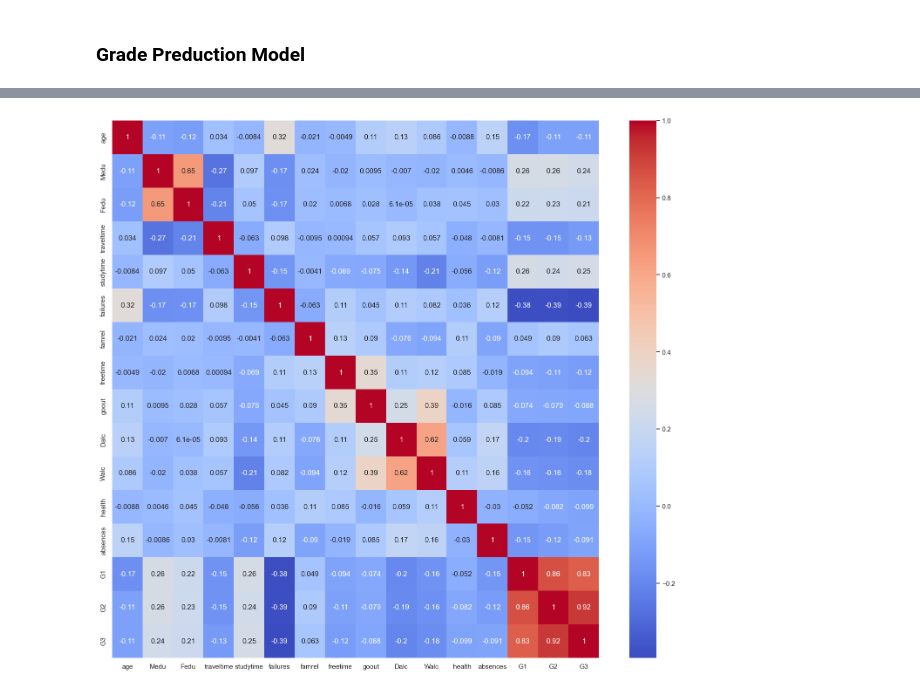
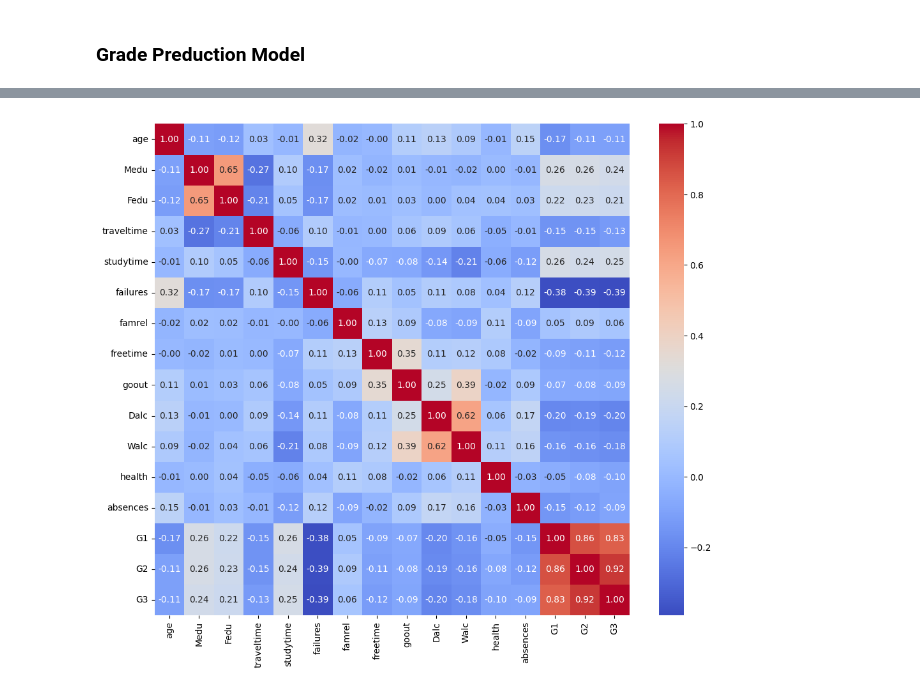
Before and after one commit to Matdrox/grade-predictor, a Jupyter notebook: predictor.ipynb, the cells around one changed output, grey strips where cells are left out. Saved outputs shown, nothing was run; the diff lists cells and outputs as text; code cells hidden in the pictures.

```diff
--- a/predictor.ipynb
+++ b/predictor.ipynb
@@ -17,11 +60,10 @@ plt.show()
 # %%
-#Create heatmap
-plt.figure(figsize=(18,16))
-import seaborn as sns
-sns.heatmap(df.corr(), annot=True, cmap='coolwarm')
+# Create heatmap
+plt.figure(figsize=(12,10))
+sns.heatmap(df.corr(), annot=True, cmap='coolwarm', fmt='.2f')
 plt.show()
 # %% [output]
-[figure, old version]
+[figure, new version]
 # %%
 df.isnull().any()
 # %% [output]
```
Also changed, not shown: parts of 10 cells of this notebook.
